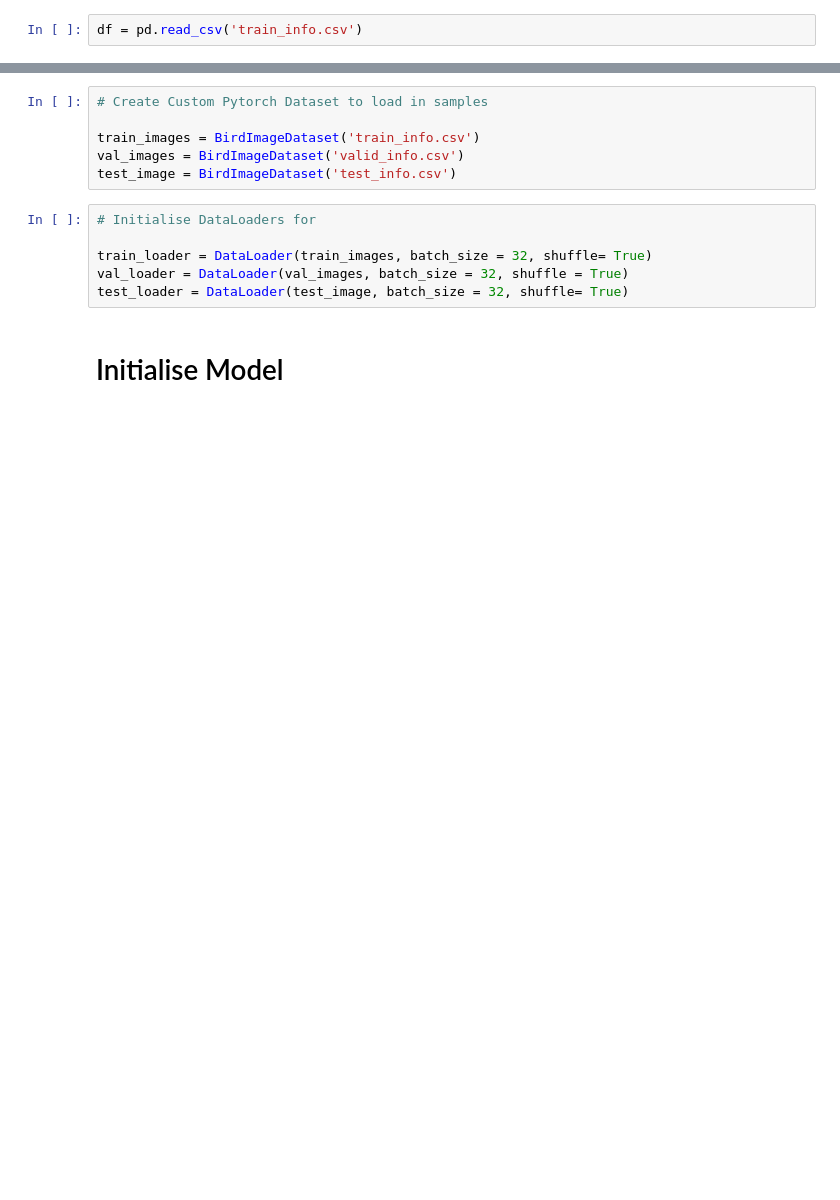
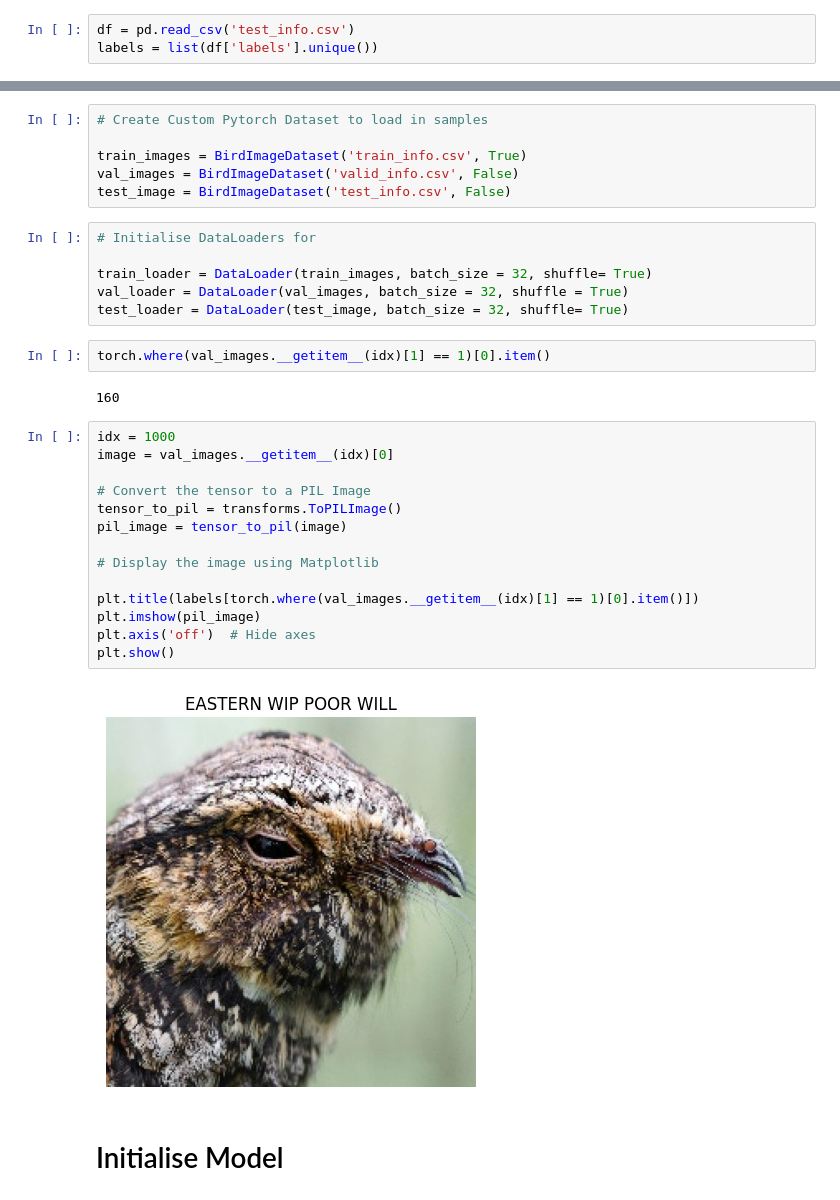
Before and after one commit to shazakam/birdClassification, a Jupyter notebook: TransferLearningKaggleBird.ipynb, the cells around one changed output, grey strips where cells are left out. Saved outputs shown, nothing was run; the diff lists cells and outputs as text; blank space fills up the shorter version.

```diff
--- a/TransferLearningKaggleBird.ipynb
+++ b/TransferLearningKaggleBird.ipynb
@@ -40,2 +62,3 @@ Downloading 100-bird-species.zip to ./100-bird-species
 # %%
-df = pd.read_csv('train_info.csv')
+df = pd.read_csv('test_info.csv')
+labels = list(df['labels'].unique())
@@ -46,15 +67,35 @@ df
 # %%
 # Create Custom Pytorch Dataset to load in samples
 
-train_images = BirdImageDataset('train_info.csv')
-val_images = BirdImageDataset('valid_info.csv')
-test_image = BirdImageDataset('test_info.csv')
+train_images = BirdImageDataset('train_info.csv', True)
+val_images = BirdImageDataset('valid_info.csv', False)
+test_image = BirdImageDataset('test_info.csv', False)
 # %%
 # Initialise DataLoaders for
 
 train_loader = DataLoader(train_images, batch_size = 32, shuffle= True)
 val_loader = DataLoader(val_images, batch_size = 32, shuffle = True)
 test_loader = DataLoader(test_image, batch_size = 32, shuffle= True)
+# %%
+torch.where(val_images.__getitem__(idx)[1] == 1)[0].item()
+# %% [output]
+160
+# %%
+idx = 1000
+image = val_images.__getitem__(idx)[0]
+
+# Convert the tensor to a PIL Image
+tensor_to_pil = transforms.ToPILImage()
+pil_image = tensor_to_pil(image)
+
+# Display the image using Matplotlib
+
+plt.title(labels[torch.where(val_images.__getitem__(idx)[1] == 1)[0].item()])
+plt.imshow(pil_image)
+plt.axis('off')  # Hide axes
+plt.show()
+# %% [output]
+[figure, added]
 # %% [markdown]
 # Initialise Model
 # %%
```
Also changed, not shown: parts of 7 cells of this notebook, 1 other file.
